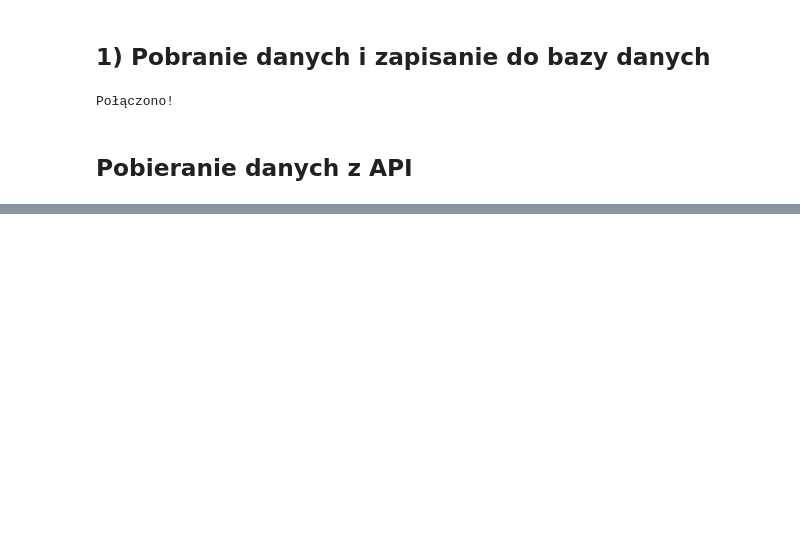
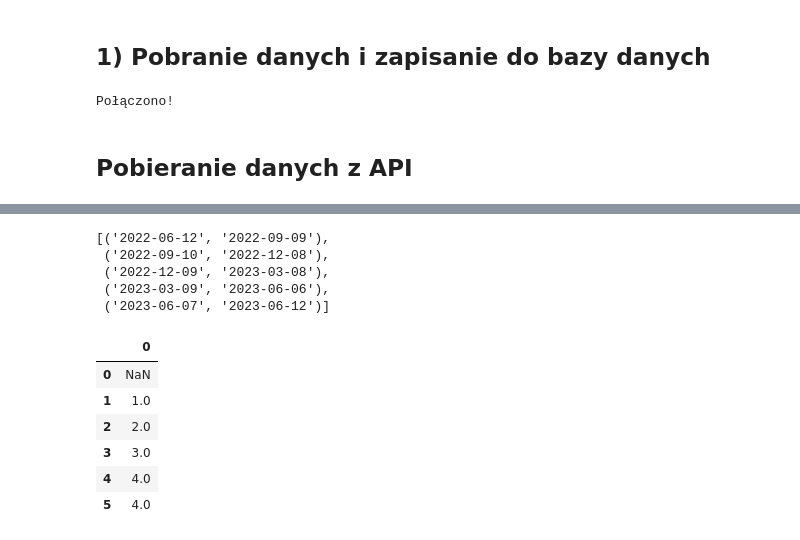
Before and after one commit to dradamm8/ExchangeRatesAnalysis, a Jupyter notebook: notebooks/projekt.ipynb, the cells around one changed output, grey strips where cells are left out. Cells and saved outputs as stored; diff of their text form; code cells hidden in the pictures; blank space fills up the shorter version.

```diff
--- a/notebooks/projekt.ipynb
+++ b/notebooks/projekt.ipynb
@@ -55,0 +151,8 @@ hej
+# %%
+make_date_chunks(d1,d2)
+# %% [output]
+[('2022-06-12', '2022-09-09'),
+ ('2022-09-10', '2022-12-08'),
+ ('2022-12-09', '2023-03-08'),
+ ('2023-03-09', '2023-06-06'),
+ ('2023-06-07', '2023-06-12')]
@@ -55,0 +212,10 @@ hej
+# %%
+pd.DataFrame([np.nan, 1,2,3,4, np.nan]).interpolate()
+# %% [output]
+|  | 0 |
+| 0 | NaN |
+| 1 | 1.0 |
+| 2 | 2.0 |
+| 3 | 3.0 |
+| 4 | 4.0 |
+| 5 | 4.0 |
```
Also changed, not shown: parts of 23 cells of this notebook, 1 other file.
